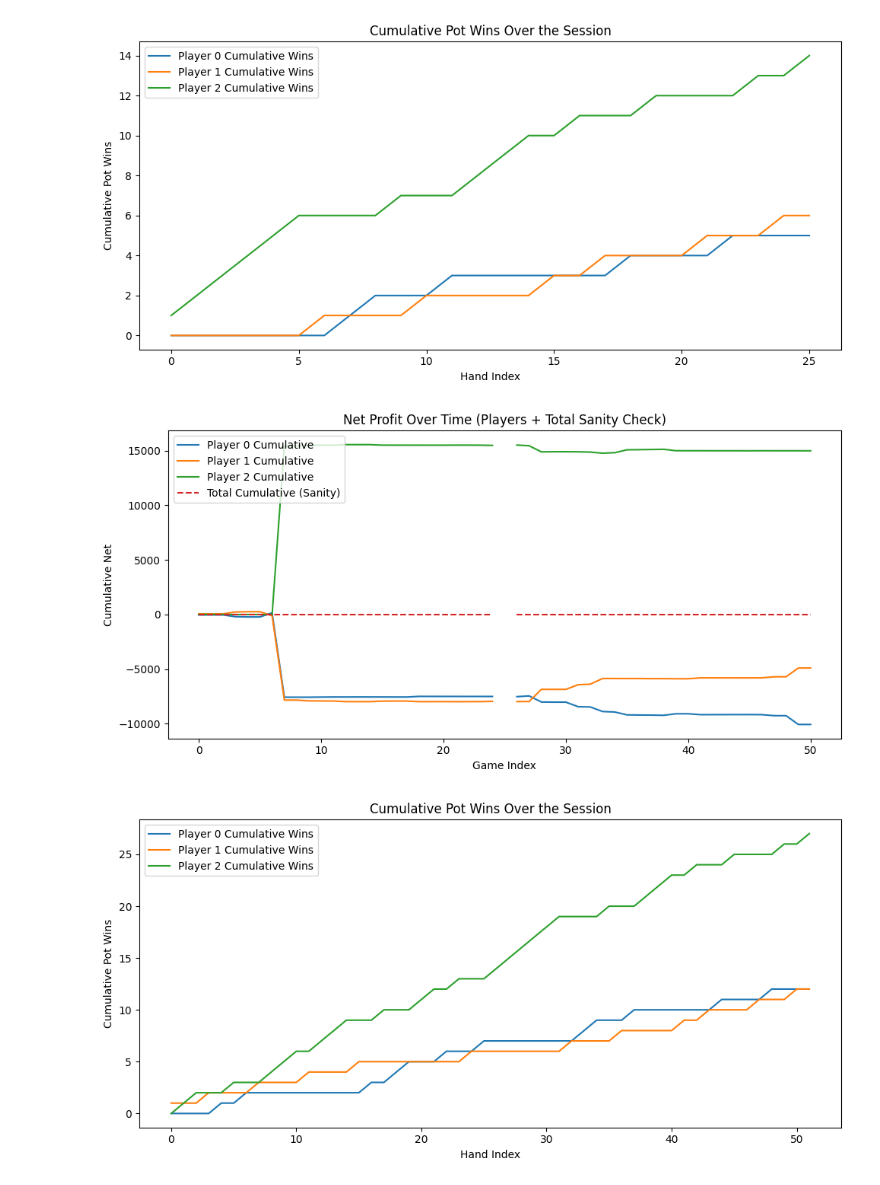
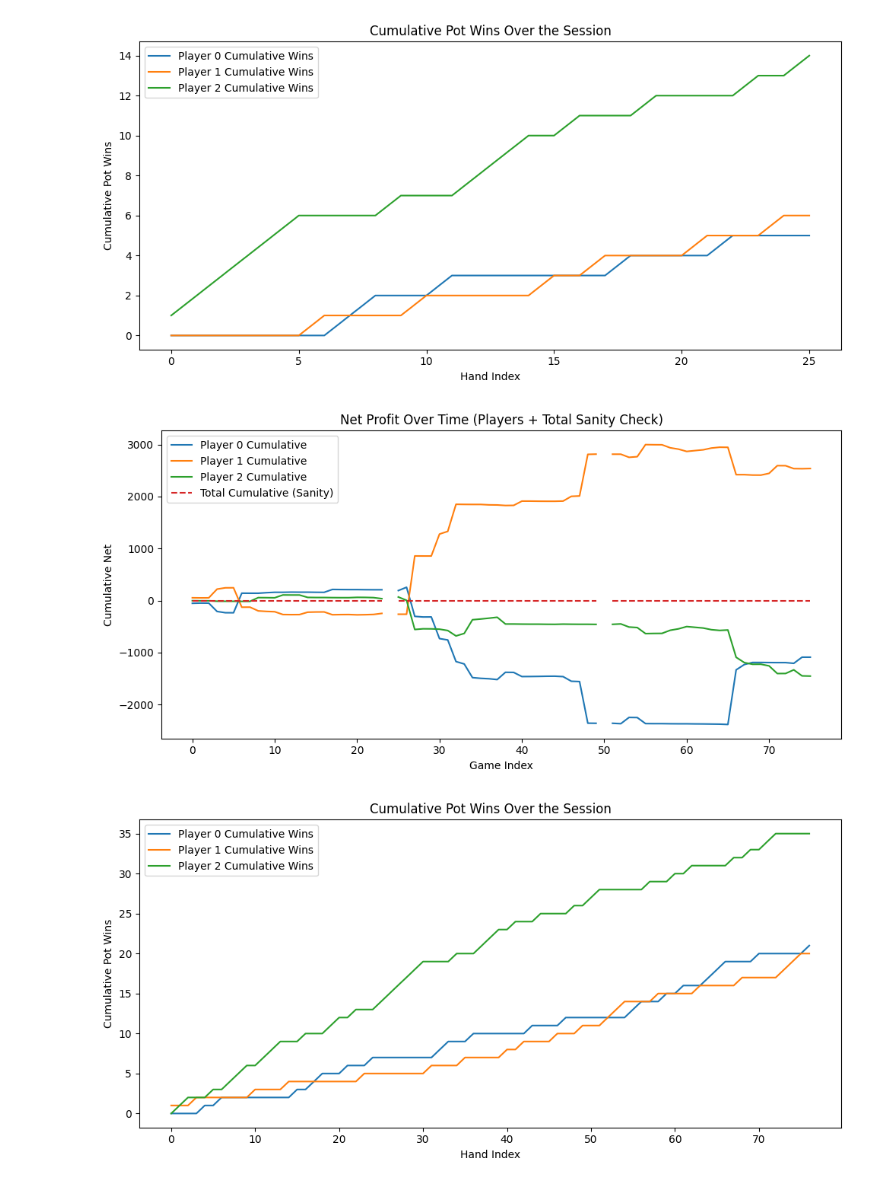
Before and after one commit to drewwilen/texasholdem, a Jupyter notebook: heads_up_analysis.ipynb, the cells around one changed output. Cells and saved outputs as stored; diff of their text form; code cells hidden in the pictures.

```diff
--- a/heads_up_analysis.ipynb
+++ b/heads_up_analysis.ipynb
@@ -158,11 +158,11 @@ plot_cumulative_pot_wins(df2)
 [figure]
 [figure]
 # %%
-df2 = pd.concat([pd.read_csv("test1_1.csv"), pd.read_csv("test1_2.csv")], ignore_index=True)
+df2 = pd.concat([pd.read_csv("test1_1.csv"), pd.read_csv("test1_2.csv"), pd.read_csv("test1_3.csv")], ignore_index=True)
 # Reset game_index to be continuous after concatenation
 df2["game_index"] = range(len(df2))
 plot_cumulative_net(df2)
 plot_cumulative_pot_wins(df2)
 # %% [output]
-[figure, old version]
+[figure, new version]
-[figure, old version]
+[figure, new version]
```
Also changed, not shown: parts of 4 cells of this notebook, 2 other files.
